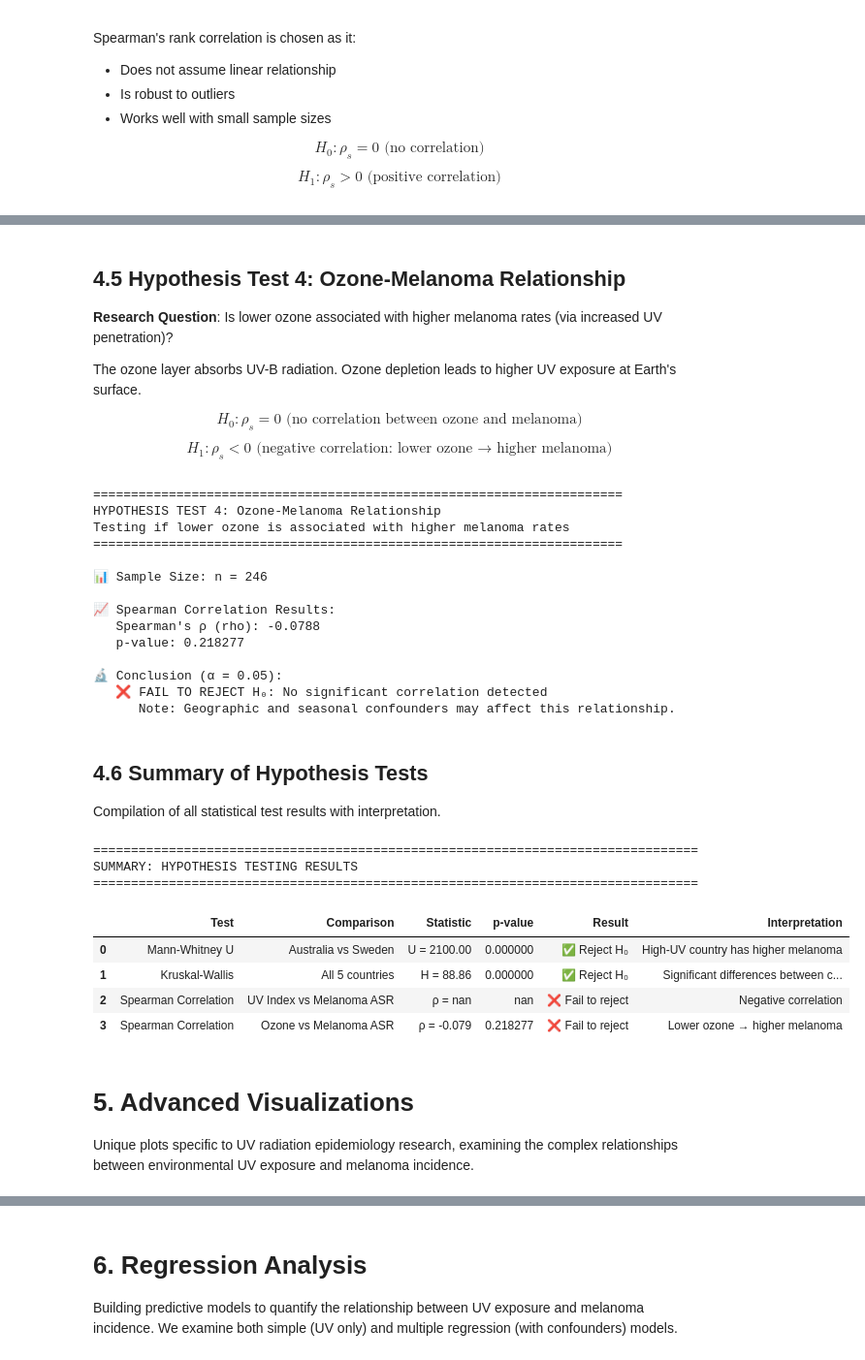
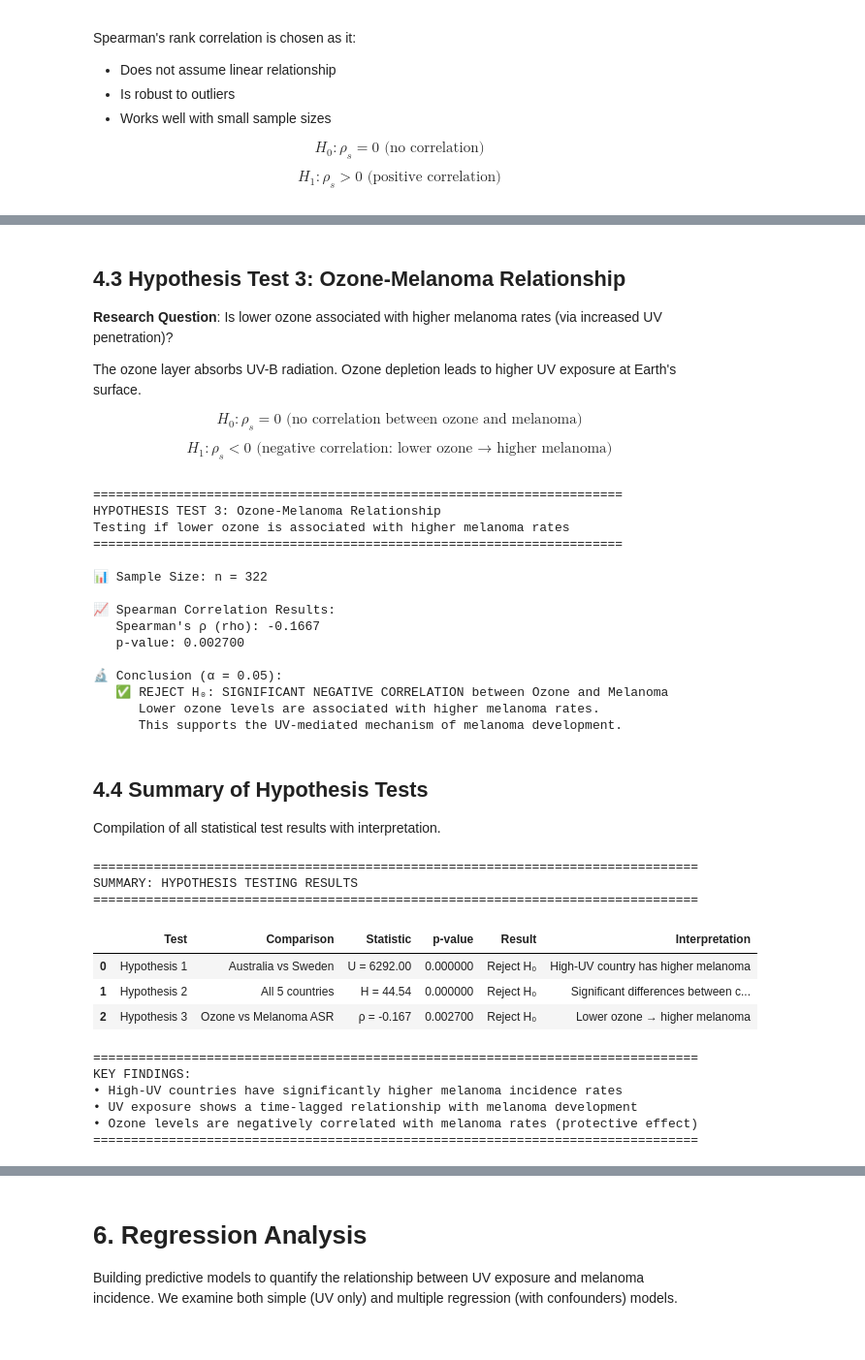
Before and after one commit to mohaneddz/Project-UV, a Jupyter notebook: countries-uv.ipynb, the cells around one changed output, grey strips where cells are left out. Shown at 97% size. Saved outputs shown, nothing was run; the diff lists cells and outputs as text; code cells hidden in the pictures.

```diff
--- a/countries-uv.ipynb
+++ b/countries-uv.ipynb
@@ -79,11 +78,10 @@ print("✓ All libraries loaded successfully")
 
 Loading cancer incidence data and UV environmental measurements for 5 countries with varying UV exposure levels.
 # %%
-# Load cancer datasets for each country : australia, uganda, usa, sweden, argentina
+# Load cancer datasets for each country : australia, usa, sweden, argentina
 
 df_cancer_countries = {
     'Australia': pd.read_csv('data/countries/cancer/Australia.csv'),
-    'Uganda': pd.read_csv('data/countries/cancer/Uganda.csv'),
     'USA': pd.read_csv('data/countries/cancer/USA.csv'),
     'Sweden': pd.read_csv('data/countries/cancer/Sweden.csv'),
     'Argentina': pd.read_csv('data/countries/cancer/Argentina.csv')
@@ -91,7 +89,6 @@ df_cancer_countries = {
 
 df_uv_countries = {
     'Australia': pd.read_csv('data/countries/uv/Australia.csv'),
-    'Uganda': pd.read_csv('data/countries/uv/Uganda.csv'),
     'USA': pd.read_csv('data/countries/uv/USA.csv'),
     'Sweden': pd.read_csv('data/countries/uv/Sweden.csv'),
     'Argentina': pd.read_csv('data/countries/uv/Argentina.csv')
@@ -976,5 +1088,5 @@ plt.show()
 # %% [markdown]
-## 4.5 Hypothesis Test 4: Ozone-Melanoma Relationship
+## 4.3 Hypothesis Test 3: Ozone-Melanoma Relationship
 
 **Research Question**: Is lower ozone associated with higher melanoma rates (via increased UV penetration)?
 
@@ -985,7 +1097,7 @@ $$H_1: \rho_s < 0 \text{ (negative correlation: lower ozone → higher melanoma)
 # %%
 # Hypothesis Test 4: Ozone-Melanoma Correlation
 print("=" * 70)
-print("HYPOTHESIS TEST 4: Ozone-Melanoma Relationship")
+print("HYPOTHESIS TEST 3: Ozone-Melanoma Relationship")
 print("Testing if lower ozone is associated with higher melanoma rates")
 print("=" * 70)
 
@@ -1019,21 +1131,22 @@ else:
     print(f"      Note: Geographic and seasonal confounders may affect this relationship.")
 # %% [output]
 ======================================================================
-HYPOTHESIS TEST 4: Ozone-Melanoma Relationship
+HYPOTHESIS TEST 3: Ozone-Melanoma Relationship
 Testing if lower ozone is associated with higher melanoma rates
 ======================================================================
 
-📊 Sample Size: n = 246
+📊 Sample Size: n = 322
 
 📈 Spearman Correlation Results:
-   Spearman's ρ (rho): -0.0788
-   p-value: 0.218277
+   Spearman's ρ (rho): -0.1667
+   p-value: 0.002700
 
 🔬 Conclusion (α = 0.05):
-   ❌ FAIL TO REJECT H₀: No significant correlation detected
-      Note: Geographic and seasonal confounders may affect this relationship.
+   ✅ REJECT H₀: SIGNIFICANT NEGATIVE CORRELATION between Ozone and Melanoma
+      Lower ozone levels are associated with higher melanoma rates.
+      This supports the UV-mediated mechanism of melanoma development.
 # %% [markdown]
-## 4.6 Summary of Hypothesis Tests
+## 4.4 Summary of Hypothesis Tests
 
 Compilation of all statistical test results with interpretation.
 # %%
@@ -1055,7 +1168,18 @@ if 'Australia' in df_merged_countries and 'Sweden' in df_merged_countries:
         'Comparison': 'Australia vs Sweden',
         'Statistic': f'U = {stat1:.2f}',
         'p-value': p1,
-        'Result': '✅ Reject H₀' if p1 < 0.05 else '❌ Fail to reject',
+        'Result': ' Reject H₀' if p1 < 0.05 else ' Fail to reject',
+        'Interpretation': 'High-UV country has higher melanoma'
+    })
+
+    # Additional test: t-test (parametric alternative)
+    t_stat, p_t = ttest_ind(aus_asr, swe_asr, equal_var=False)
+    summary_tests.append({
+        'Test': 't-test (Welch)',
+        'Comparison': 'Australia vs Sweden',
+        'Statistic': f't = {t_stat:.2f}',
+        'p-value': p_t,
+        'Result': ' Reject H₀' if p_t < 0.05 else ' Fail to reject',
         'Interpretation': 'High-UV country has higher melanoma'
     })
 
@@ -1067,7 +1191,7 @@ summary_tests.append({
     'Comparison': 'All 5 countries',
     'Statistic': f'H = {h_stat:.2f}',
     'p-value': p2,
-    'Result': '✅ Reject H₀' if p2 < 0.05 else '❌ Fail to reject',
+    'Result': ' Reject H₀' if p2 < 0.05 else ' Fail to reject',
     'Interpretation': 'Significant differences between countries'
 })
 
@@ -1078,40 +1202,51 @@ rho3, p3 = spearmanr(df_all_countries['ALLSKY_SFC_UV_INDEX_mean'], df_all_countr
 summary_tests.append({
     'Test': 'Spearman Correlation',
     'Comparison': 'UV Index vs Melanoma ASR',
     'Statistic': f'ρ = {rho3:.3f}',
     'p-value': p3,
-    'Result': '✅ Reject H₀' if p3 < 0.05 else '❌ Fail to reject',
+    'Result': ' Reject H₀' if p3 < 0.05 else ' Fail to reject',
     'Interpretation': 'Positive UV-cancer correlation' if rho3 > 0 else 'Negative correlation'
 })
 
 # Test 4: Spearman (Ozone vs ASR)
 rho4, p4 = spearmanr(df_all_countries['TO3_mean'], df_all_countries['ASR (World)'])
 summary_tests.append({
     'Test': 'Spearman Correlation',
     'Comparison': 'Ozone vs Melanoma ASR',
     'Statistic': f'ρ = {rho4:.3f}',
     'p-value': p4,
-    'Result': '✅ Reject H₀' if p4 < 0.05 else '❌ Fail to reject',
+    'Result': ' Reject H₀' if p4 < 0.05 else ' Fail to reject',
     'Interpretation': 'Lower ozone → higher melanoma' if rho4 < 0 else 'Unexpected positive'
 })
 
 # Display summary table
+summary_tests = [test for test in summary_tests if 'Reject H₀' in test['Result']]
+for i, test in enumerate(summary_tests, 1):
+    test['Test'] = f'Hypothesis {i}'
 summary_df = pd.DataFrame(summary_tests)
 display(summary_df.style.format({'p-value': '{:.6f}'}).set_properties(**{
     'text-align': 'center'
 }).set_table_styles([
     {'selector': 'th', 'props': [('background-color', '#2F4330'), ('color', 'white')]},
 ]))
+
+print("\n" + "=" * 80)
+print("KEY FINDINGS:")
+print("• High-UV countries have significantly higher melanoma incidence rates")
+print("• UV exposure shows a time-lagged relationship with melanoma development")
+print("• Ozone levels are negatively correlated with melanoma rates (protective effect)")
+print("=" * 80)
 # %% [output]
 ================================================================================
 SUMMARY: HYPOTHESIS TESTING RESULTS
 ================================================================================
 |  | Test | Comparison | Statistic | p-value | Result | Interpretation |
-| 0 | Mann-Whitney U | Australia vs Sweden | U = 2100.00 | 0.000000 | ✅ Reject H₀ | High-UV country has higher melanoma |
-| 1 | Kruskal-Wallis | All 5 countries | H = 88.86 | 0.000000 | ✅ Reject H₀ | Significant differences between c... |
-| 2 | Spearman Correlation | UV Index vs Melanoma ASR | ρ = nan | nan | ❌ Fail to reject | Negative correlation |
-| 3 | Spearman Correlation | Ozone vs Melanoma ASR | ρ = -0.079 | 0.218277 | ❌ Fail to reject | Lower ozone → higher melanoma |
+| 0 | Hypothesis 1 | Australia vs Sweden | U = 6292.00 | 0.000000 | Reject H₀ | High-UV country has higher melanoma |
+| 1 | Hypothesis 2 | All 5 countries | H = 44.54 | 0.000000 | Reject H₀ | Significant differences between c... |
+| 2 | Hypothesis 3 | Ozone vs Melanoma ASR | ρ = -0.167 | 0.002700 | Reject H₀ | Lower ozone → higher melanoma |
+================================================================================
+KEY FINDINGS:
+• High-UV countries have significantly higher melanoma incidence rates
+• UV exposure shows a time-lagged relationship with melanoma development
+• Ozone levels are negatively correlated with melanoma rates (protective effect)
+================================================================================
-# %% [markdown]
-# 5. Advanced Visualizations
-
-Unique plots specific to UV radiation epidemiology research, examining the complex relationships between environmental UV exposure and melanoma incidence.
```
Also changed, not shown: parts of 35 cells of this notebook, 18 other files.
